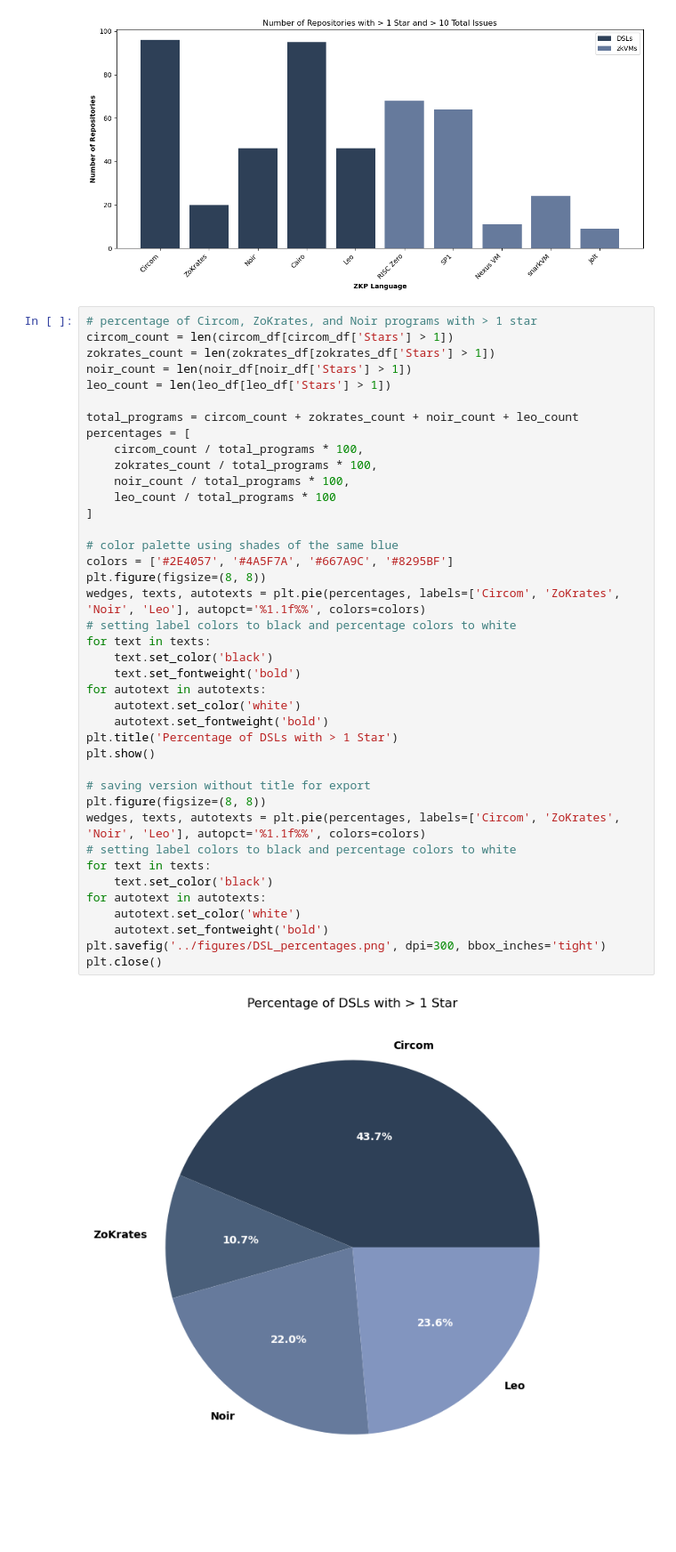
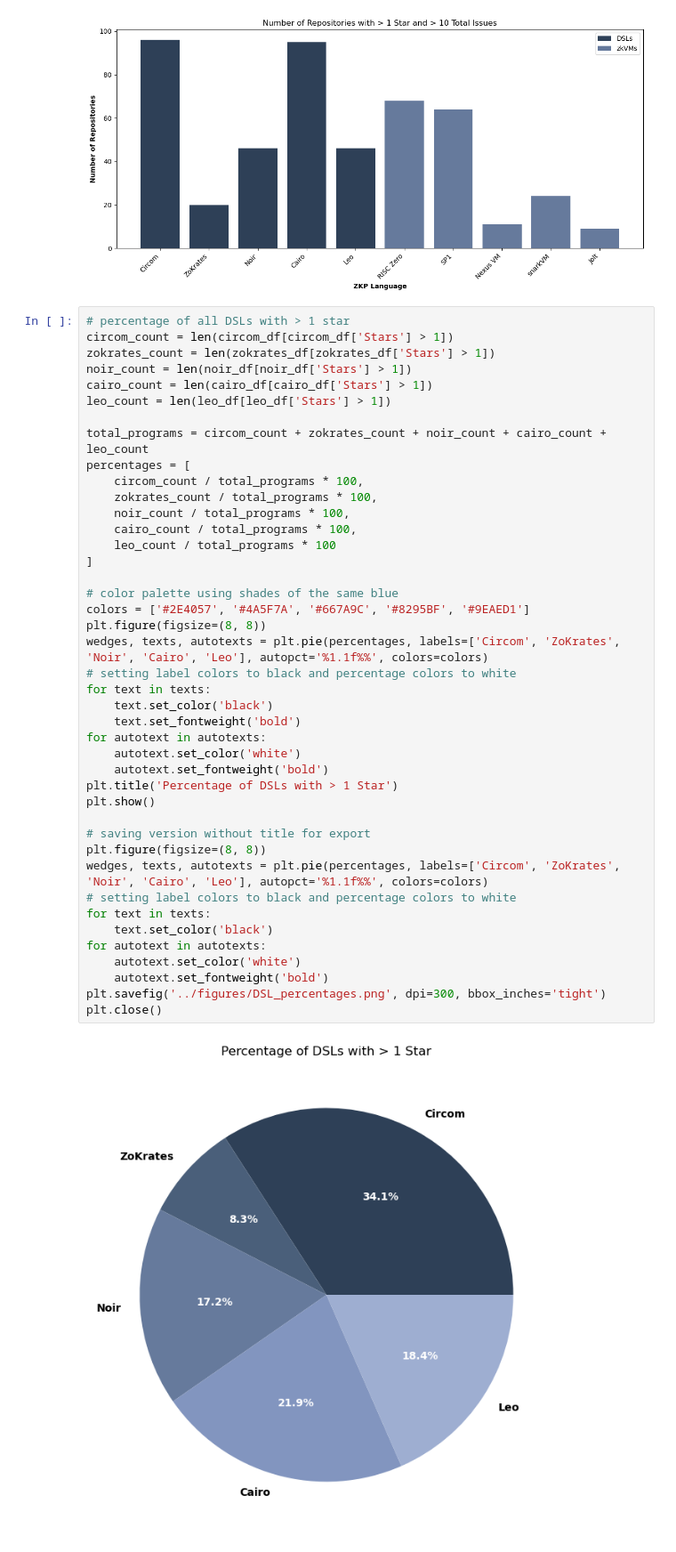
Before and after one commit to ArmanKolozyan/ZKP-Languages, a Jupyter notebook: src/data_analyzer.ipynb, the cells around one changed output. Shown at 89% size. Cells and saved outputs as stored; diff of their text form; blank space fills up the shorter version.

Commit message:
fix: pie chart of DSLs was missing Cairo

```diff
--- a/src/data_analyzer.ipynb
+++ b/src/data_analyzer.ipynb
@@ -200,47 +200,49 @@ plt.close()
 # %% [output]
 [figure]
 # %%
-# percentage of Circom, ZoKrates, and Noir programs with > 1 star
+# percentage of all DSLs with > 1 star
 circom_count = len(circom_df[circom_df['Stars'] > 1])
 zokrates_count = len(zokrates_df[zokrates_df['Stars'] > 1])
 noir_count = len(noir_df[noir_df['Stars'] > 1])
+cairo_count = len(cairo_df[cairo_df['Stars'] > 1])
 leo_count = len(leo_df[leo_df['Stars'] > 1])
 
-total_programs = circom_count + zokrates_count + noir_count + leo_count
+total_programs = circom_count + zokrates_count + noir_count + cairo_count + leo_count
 percentages = [
     circom_count / total_programs * 100,
     zokrates_count / total_programs * 100,
     noir_count / total_programs * 100,
+    cairo_count / total_programs * 100,
     leo_count / total_programs * 100
 ]
 
 # color palette using shades of the same blue
-colors = ['#2E4057', '#4A5F7A', '#667A9C', '#8295BF']
+colors = ['#2E4057', '#4A5F7A', '#667A9C', '#8295BF', '#9EAED1']
 plt.figure(figsize=(8, 8))
-wedges, texts, autotexts = plt.pie(percentages, labels=['Circom', 'ZoKrates', 'Noir', 'Leo'], autopct='%1.1f%%', colors=colors)
+wedges, texts, autotexts = plt.pie(percentages, labels=['Circom', 'ZoKrates', 'Noir', 'Cairo', 'Leo'], autopct='%1.1f%%', colors=colors)
 # setting label colors to black and percentage colors to white
 for text in texts:
     text.set_color('black')
     text.set_fontweight('bold')
 for autotext in autotexts:
     autotext.set_color('white')
     autotext.set_fontweight('bold')
 plt.title('Percentage of DSLs with > 1 Star')
 plt.show()
 
 # saving version without title for export
 plt.figure(figsize=(8, 8))
-wedges, texts, autotexts = plt.pie(percentages, labels=['Circom', 'ZoKrates', 'Noir', 'Leo'], autopct='%1.1f%%', colors=colors)
+wedges, texts, autotexts = plt.pie(percentages, labels=['Circom', 'ZoKrates', 'Noir', 'Cairo', 'Leo'], autopct='%1.1f%%', colors=colors)
 # setting label colors to black and percentage colors to white
 for text in texts:
     text.set_color('black')
 for autotext in autotexts:
     autotext.set_color('white')
     autotext.set_fontweight('bold')
 plt.savefig('../figures/DSL_percentages.png', dpi=300, bbox_inches='tight')
 plt.close()
 # %% [output]
-[figure, old version]
+[figure, new version]
 # %%
 # total number of repositories with > 1 star: Circom vs zkVMs
 zkvm_count = (len(risc0_df[risc0_df['Stars'] > 1]) +
```
Also changed, not shown: parts of 1 cell of this notebook, 1 other file.
